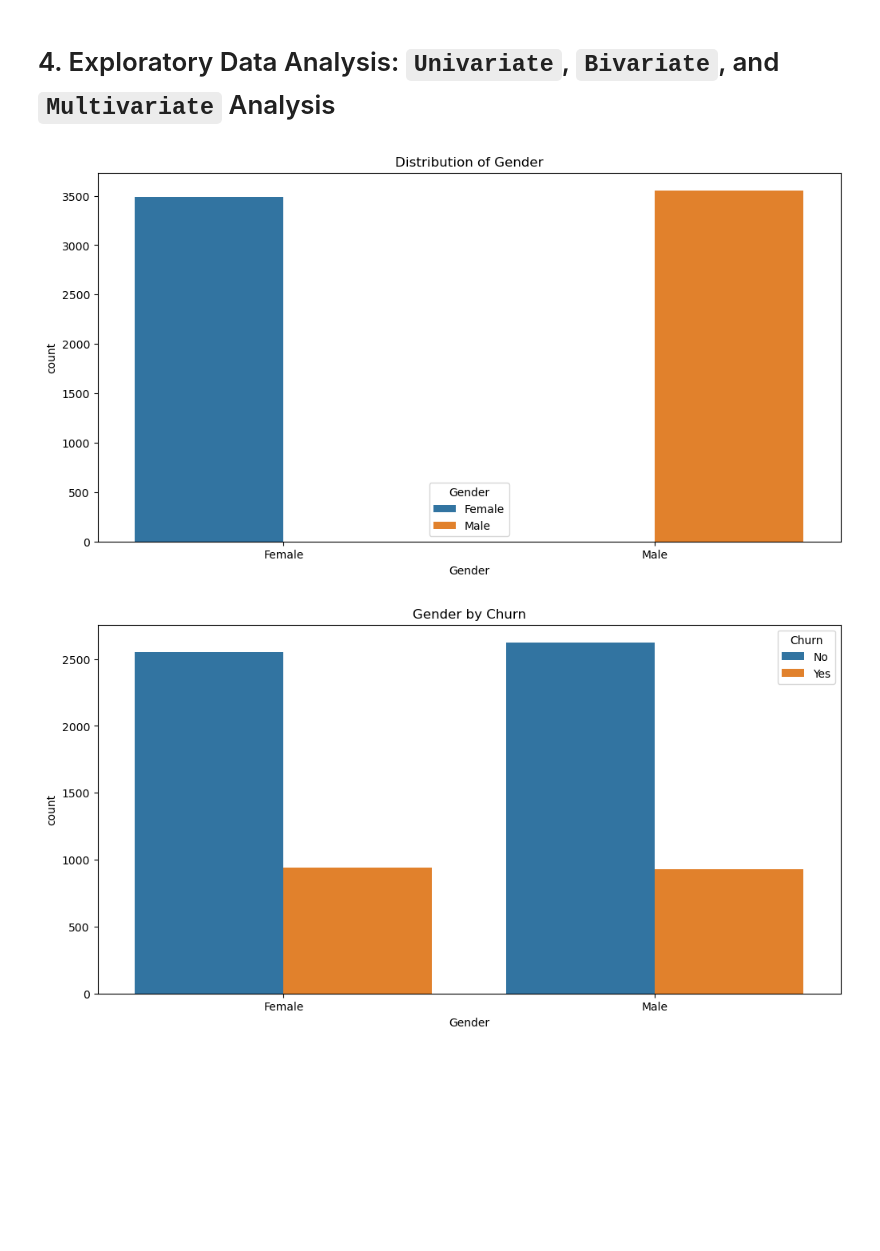
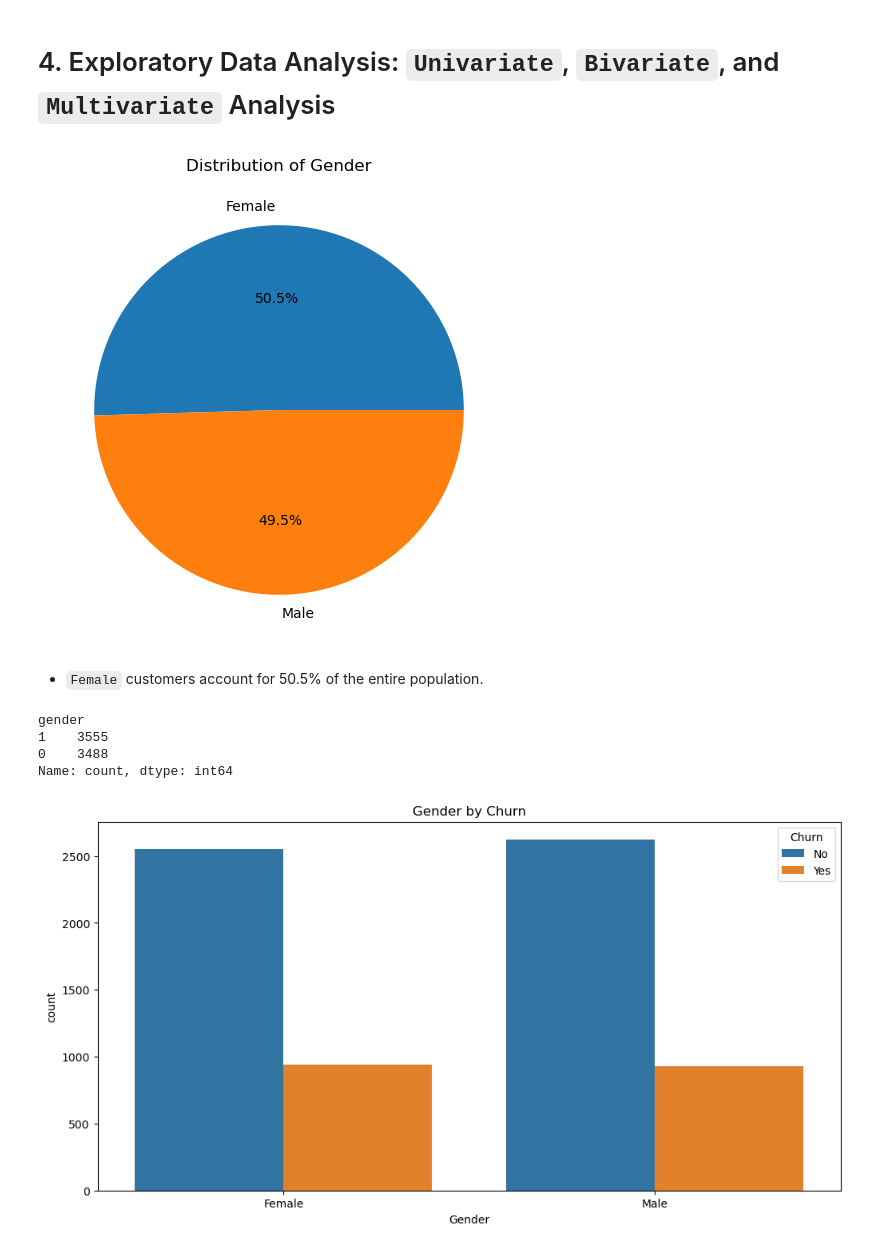
Before and after one commit to chemutai254/PBI_ML, a Jupyter notebook: CUSTOMER_RETENTION/Retention_Strategy/Telco_Customer_Churn.ipynb, the cells around one changed output. Cells and saved outputs as stored; diff of their text form; code cells hidden in the pictures; blank space fills up the shorter version.

```diff
--- a/CUSTOMER_RETENTION/Retention_Strategy/Telco_Customer_Churn.ipynb
+++ b/CUSTOMER_RETENTION/Retention_Strategy/Telco_Customer_Churn.ipynb
@@ -187,13 +187,23 @@ Name: count, dtype: int64
 # %%
 # Visualize `gender`
 plt.figure(figsize=(12, 6))
-sns.countplot(x='gender', data=df, hue="gender")
+# sns.countplot(x='gender', data=df, hue="gender")
+plt.pie(df["gender"].value_counts(), labels=["Female", "Male"], autopct='%1.1f%%')
 plt.title("Distribution of Gender")
-plt.xlabel("Gender")
-plt.legend(title="Gender", labels=['Female', 'Male'])
+# plt.xlabel("Gender")
+# plt.legend(title="Gender", labels=['Female', 'Male'])
 plt.show();
 # %% [output]
-[figure, old version]
+[figure, new version]
+# %% [markdown]
+- `Female` customers account for 50.5% of the entire population.
+# %%
+df["gender"].value_counts()
+# %% [output]
+gender
+1    3555
+0    3488
+Name: count, dtype: int64
 # %%
 # Visualize `gender` by `churn`
 plt.figure(figsize=(12, 6))
```
Also changed, not shown: parts of 19 cells of this notebook, 2 other files.
